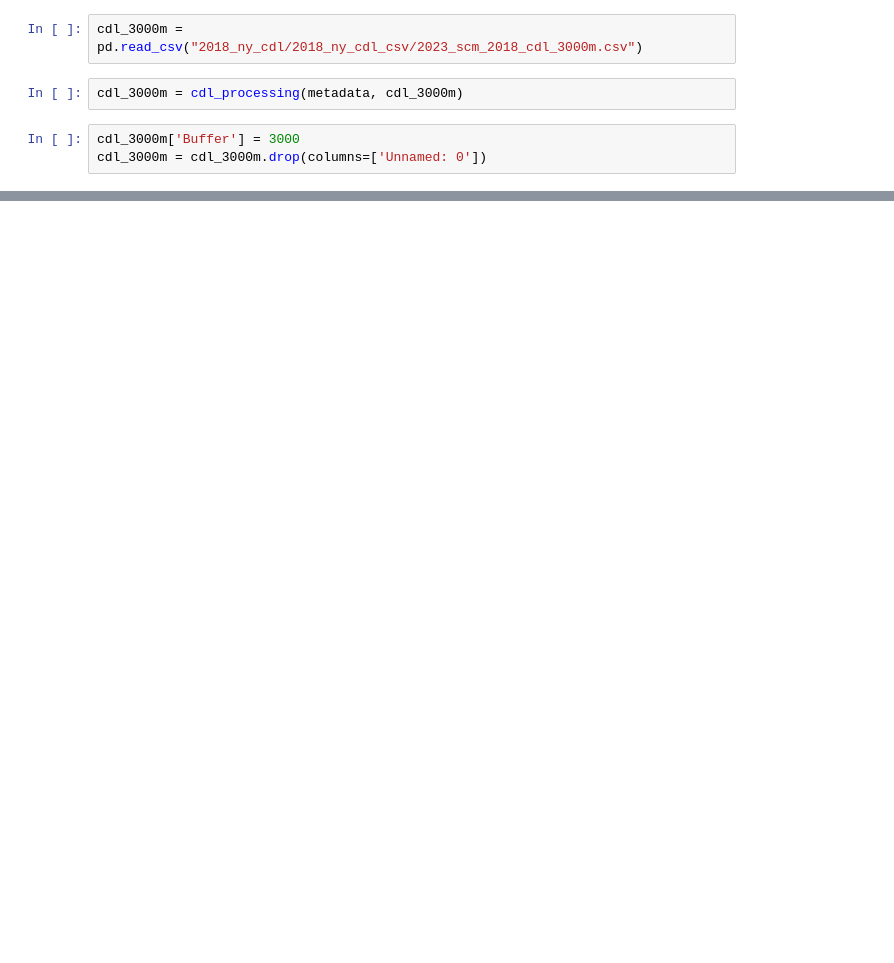
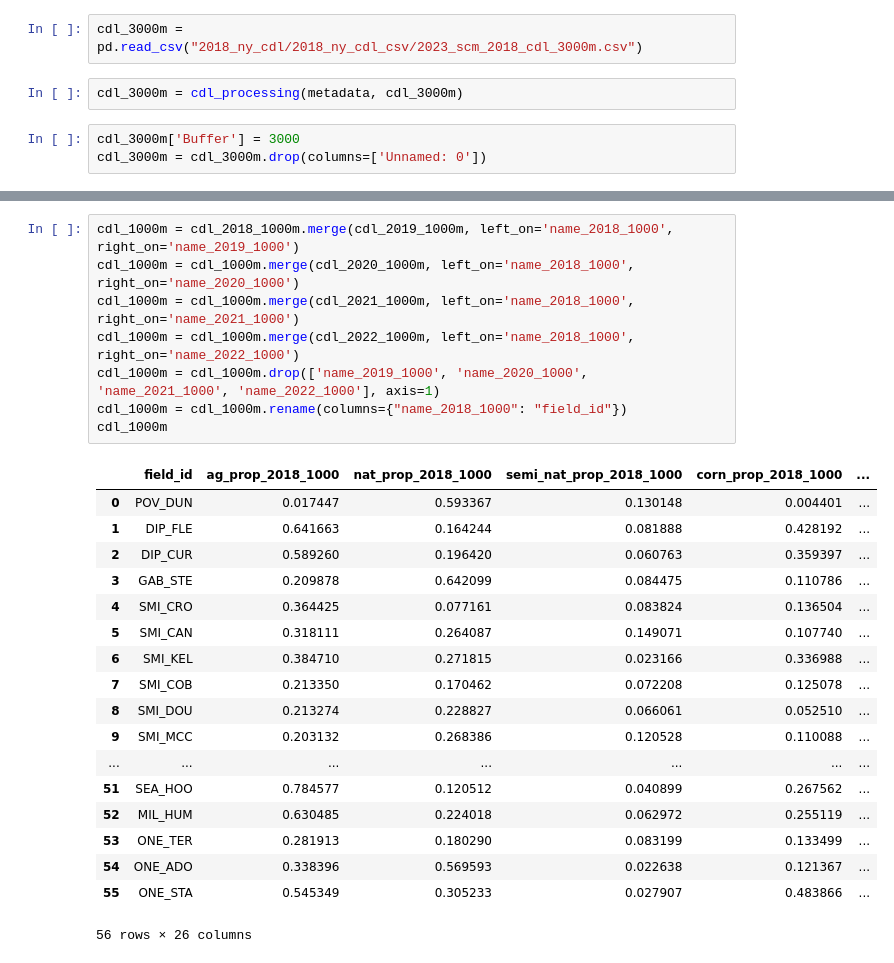
Before and after one commit to chloecho31/cornell, a Jupyter notebook: SCM/2023/Landscape/2023_scm_cdl_proccessing.ipynb, the cells around one changed output, grey strips where cells are left out. Saved outputs shown, nothing was run; the diff lists cells and outputs as text; blank space fills up the shorter version.

```diff
--- a/SCM/2023/Landscape/2023_scm_cdl_proccessing.ipynb
+++ b/SCM/2023/Landscape/2023_scm_cdl_proccessing.ipynb
@@ -203,0 +328,27 @@ cdl_3000m.to_csv('cdl_five_year_history/2018/2023_scm_2018_cdl_3000m.csv')
+# %%
+cdl_1000m = cdl_2018_1000m.merge(cdl_2019_1000m, left_on='name_2018_1000', right_on='name_2019_1000')
+cdl_1000m = cdl_1000m.merge(cdl_2020_1000m, left_on='name_2018_1000', right_on='name_2020_1000')
+cdl_1000m = cdl_1000m.merge(cdl_2021_1000m, left_on='name_2018_1000', right_on='name_2021_1000')
+cdl_1000m = cdl_1000m.merge(cdl_2022_1000m, left_on='name_2018_1000', right_on='name_2022_1000')
+cdl_1000m = cdl_1000m.drop(['name_2019_1000', 'name_2020_1000', 'name_2021_1000', 'name_2022_1000'], axis=1)
+cdl_1000m = cdl_1000m.rename(columns={"name_2018_1000": "field_id"})
+cdl_1000m
+# %% [output]
+|  | field_id | ag_prop_2018_1000 | nat_prop_2018_1000 | semi_nat_prop_2018_1000 | corn_prop_2018_1000 | ... |
+| 0 | POV_DUN | 0.017447 | 0.593367 | 0.130148 | 0.004401 | ... |
+| 1 | DIP_FLE | 0.641663 | 0.164244 | 0.081888 | 0.428192 | ... |
+| 2 | DIP_CUR | 0.589260 | 0.196420 | 0.060763 | 0.359397 | ... |
+| 3 | GAB_STE | 0.209878 | 0.642099 | 0.084475 | 0.110786 | ... |
+| 4 | SMI_CRO | 0.364425 | 0.077161 | 0.083824 | 0.136504 | ... |
+| 5 | SMI_CAN | 0.318111 | 0.264087 | 0.149071 | 0.107740 | ... |
+| 6 | SMI_KEL | 0.384710 | 0.271815 | 0.023166 | 0.336988 | ... |
+| 7 | SMI_COB | 0.213350 | 0.170462 | 0.072208 | 0.125078 | ... |
+| 8 | SMI_DOU | 0.213274 | 0.228827 | 0.066061 | 0.052510 | ... |
+| 9 | SMI_MCC | 0.203132 | 0.268386 | 0.120528 | 0.110088 | ... |
+| ... | ... | ... | ... | ... | ... | ... |
+| 51 | SEA_HOO | 0.784577 | 0.120512 | 0.040899 | 0.267562 | ... |
+| 52 | MIL_HUM | 0.630485 | 0.224018 | 0.062972 | 0.255119 | ... |
+| 53 | ONE_TER | 0.281913 | 0.180290 | 0.083199 | 0.133499 | ... |
+| 54 | ONE_ADO | 0.338396 | 0.569593 | 0.022638 | 0.121367 | ... |
+| 55 | ONE_STA | 0.545349 | 0.305233 | 0.027907 | 0.483866 | ... |
+56 rows × 26 columns
```
Also changed, not shown: parts of 12 cells of this notebook, 22 other files.
